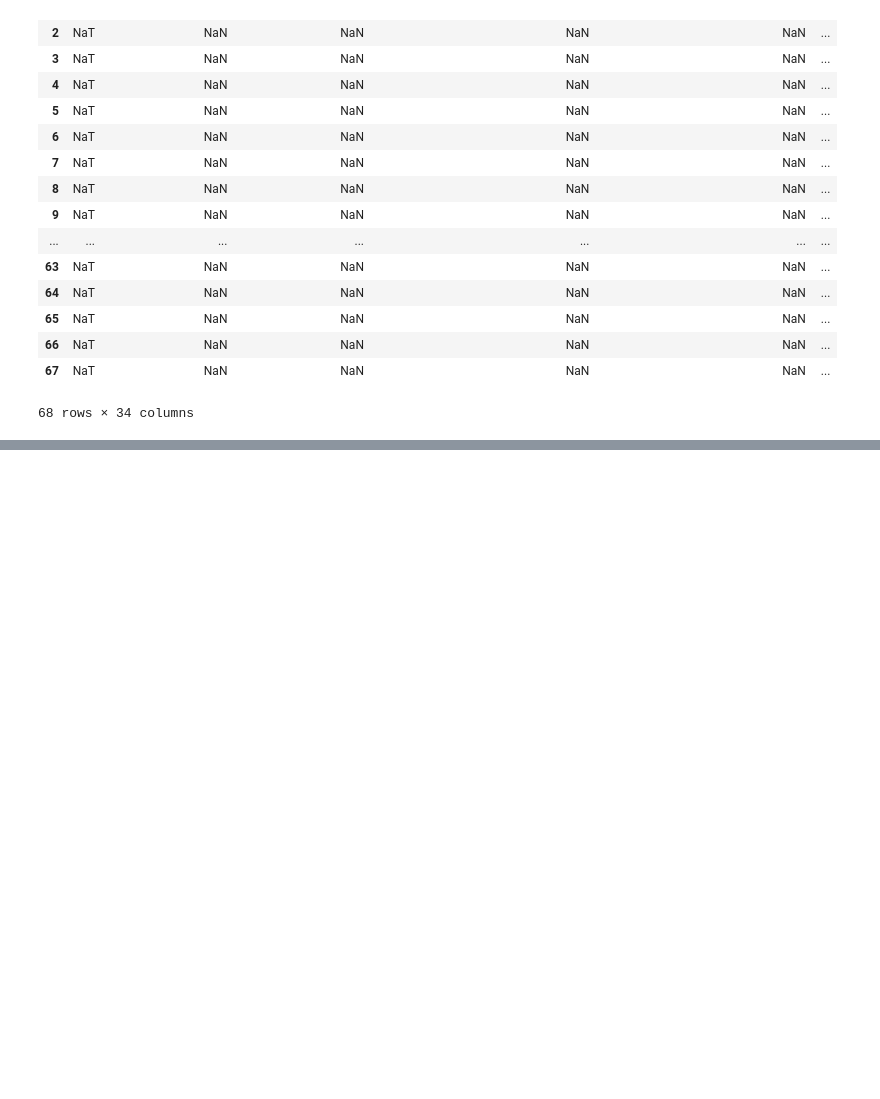
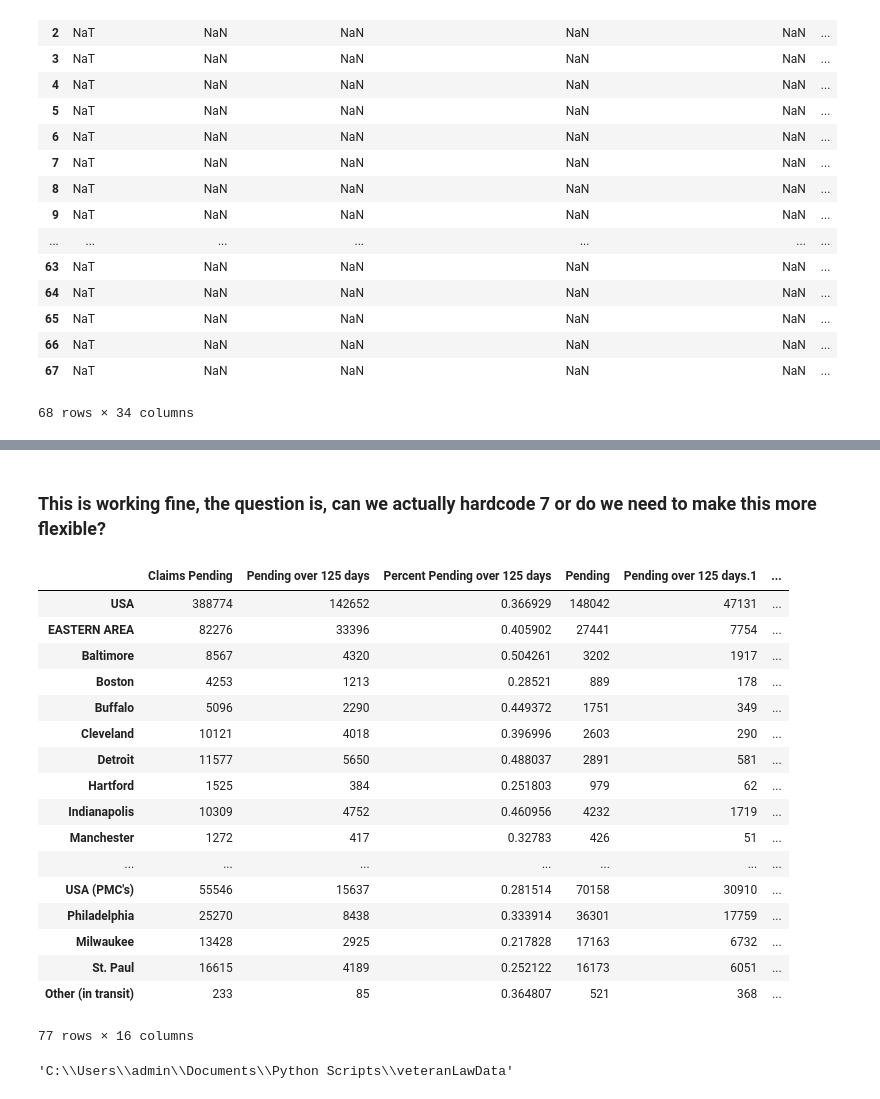
Before and after one commit to abigailhaddad/vbaData, a Jupyter notebook: main.ipynb, the cells around one changed output, grey strips where cells are left out. Saved outputs shown, nothing was run; the diff lists cells and outputs as text; code cells hidden in the pictures; blank space fills up the shorter version.

```diff
--- a/main.ipynb
+++ b/main.ipynb
@@ -91,0 +130,40 @@ failed on 123013.xls
+# %%
+#there are a few different formats for the content we want, identifiable by tab names
+#and whether it errors out for being encrypted
+def getEncyptedFiles(fileName):
+    fullFileName=os.getcwd()+'\\'+fileName
+    #fileName=r"C:\Users\admin\Documents\Python Scripts\veteranLawData\MMWL_01-04-14.xls"
+    excel = win32com.client.Dispatch('Excel.Application')
+    workbook = excel.Workbooks.open(fullFileName)
+    try:
+        sheet = workbook.WorkSheets('Traditional Aggregate')
+    except:
+        sheet = workbook.WorkSheets(r'TA-Regional Office')
+    content = sheet.Range(sheet.Cells(9, 2), sheet.Cells(80, 18)).Value
+    # Transfer content to pandas dataframe
+    df = pd.DataFrame(list(content))
+    df.columns = df.iloc[0]
+    workbook.Close(True)
+    return(df)
+
+def readBasicFile(fileName):
+    try:
+        xl=pd.ExcelFile(fileName)
+        if len(xl.sheet_names)==1:
+            df=pd.read_excel(fileName)
+        if 'Final Aggregate' in xl.sheet_names:
+            df=pd.read_excel(fileName, sheet_name='Final Aggregate', header=7)
+        if 'Traditional Aggregate' in xl.sheet_names:
+            df=pd.read_excel(fileName, sheet_name='Traditional Aggregate', header=7)
+        #print("worked1")
+        return(df)
+    except:
+        try:
+            df=getEncyptedFiles(fileName)
+            #print("worked2")
+            return(df)
+        except:
+            print(f"failed on {fileName}")
+
+downloadedFiles=[i for i os.listdir() if "xls" in i]
+listOfDFs=list(map(readBasicFile, downloadedFiles))
@@ -241,0 +285,27 @@ df
+# %% [markdown]
+### This is working fine, the question is, can we actually hardcode 7 or do we need to make this more flexible?
+# %%
+dictionaryOfFiles['NewMMWL_100509.xls']
+# %% [output]
+|  | Claims Pending | Pending over 125 days | Percent Pending over 125 days | Pending | Pending over 125 days.1 | ... |
+| USA | 388774 | 142652 | 0.366929 | 148042 | 47131 | ... |
+| EASTERN AREA | 82276 | 33396 | 0.405902 | 27441 | 7754 | ... |
+| Baltimore | 8567 | 4320 | 0.504261 | 3202 | 1917 | ... |
+| Boston | 4253 | 1213 | 0.28521 | 889 | 178 | ... |
+| Buffalo | 5096 | 2290 | 0.449372 | 1751 | 349 | ... |
+| Cleveland | 10121 | 4018 | 0.396996 | 2603 | 290 | ... |
+| Detroit | 11577 | 5650 | 0.488037 | 2891 | 581 | ... |
+| Hartford | 1525 | 384 | 0.251803 | 979 | 62 | ... |
+| Indianapolis | 10309 | 4752 | 0.460956 | 4232 | 1719 | ... |
+| Manchester | 1272 | 417 | 0.32783 | 426 | 51 | ... |
+| ... | ... | ... | ... | ... | ... | ... |
+| USA (PMC's) | 55546 | 15637 | 0.281514 | 70158 | 30910 | ... |
+| Philadelphia | 25270 | 8438 | 0.333914 | 36301 | 17759 | ... |
+| Milwaukee | 13428 | 2925 | 0.217828 | 17163 | 6732 | ... |
+| St. Paul | 16615 | 4189 | 0.252122 | 16173 | 6051 | ... |
+| Other (in transit) | 233 | 85 | 0.364807 | 521 | 368 | ... |
+77 rows × 16 columns
+# %%
+os.getcwd()
+# %% [output]
+'C:\\Users\\admin\\Documents\\Python Scripts\\veteranLawData'
```
Also changed, not shown: parts of 26 cells of this notebook.
